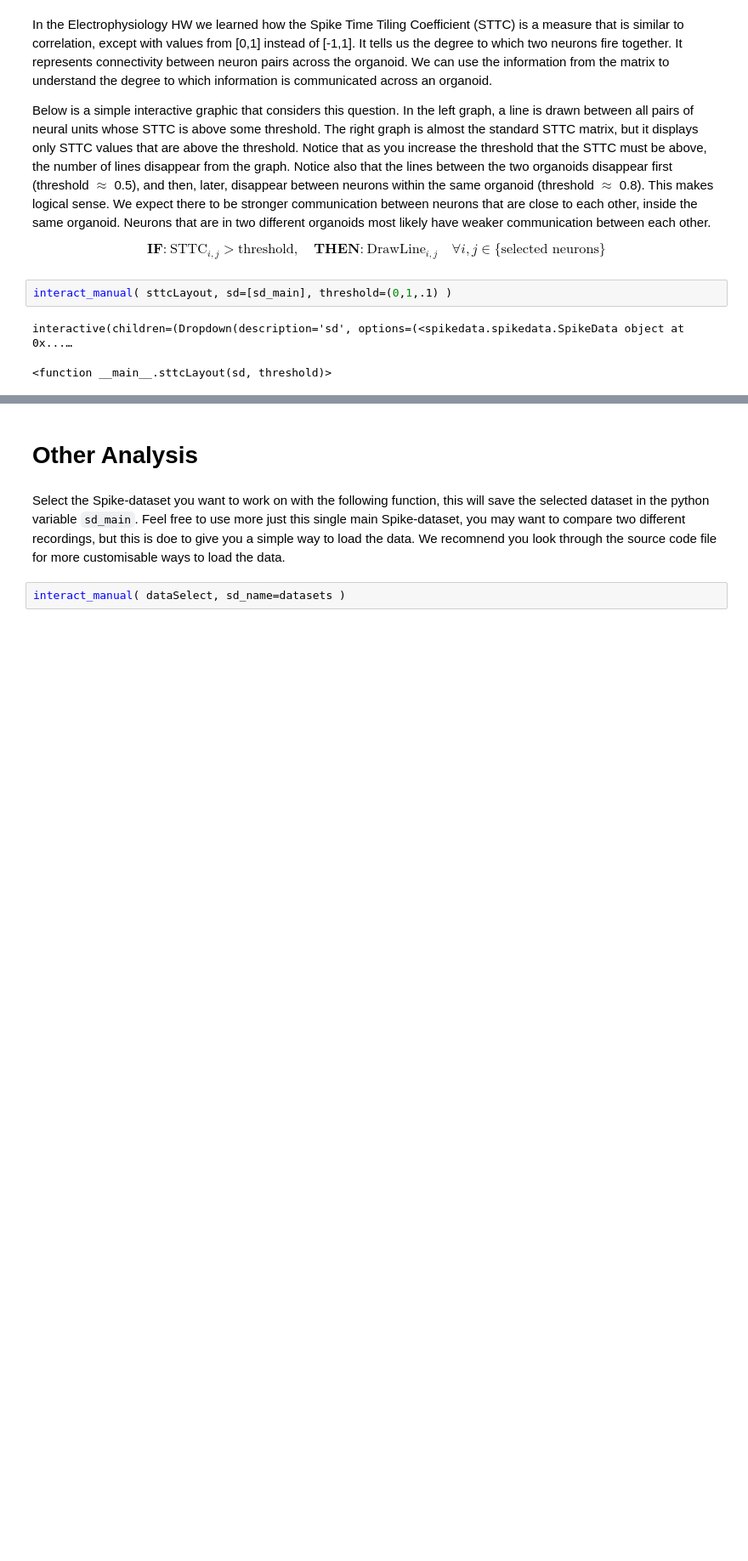
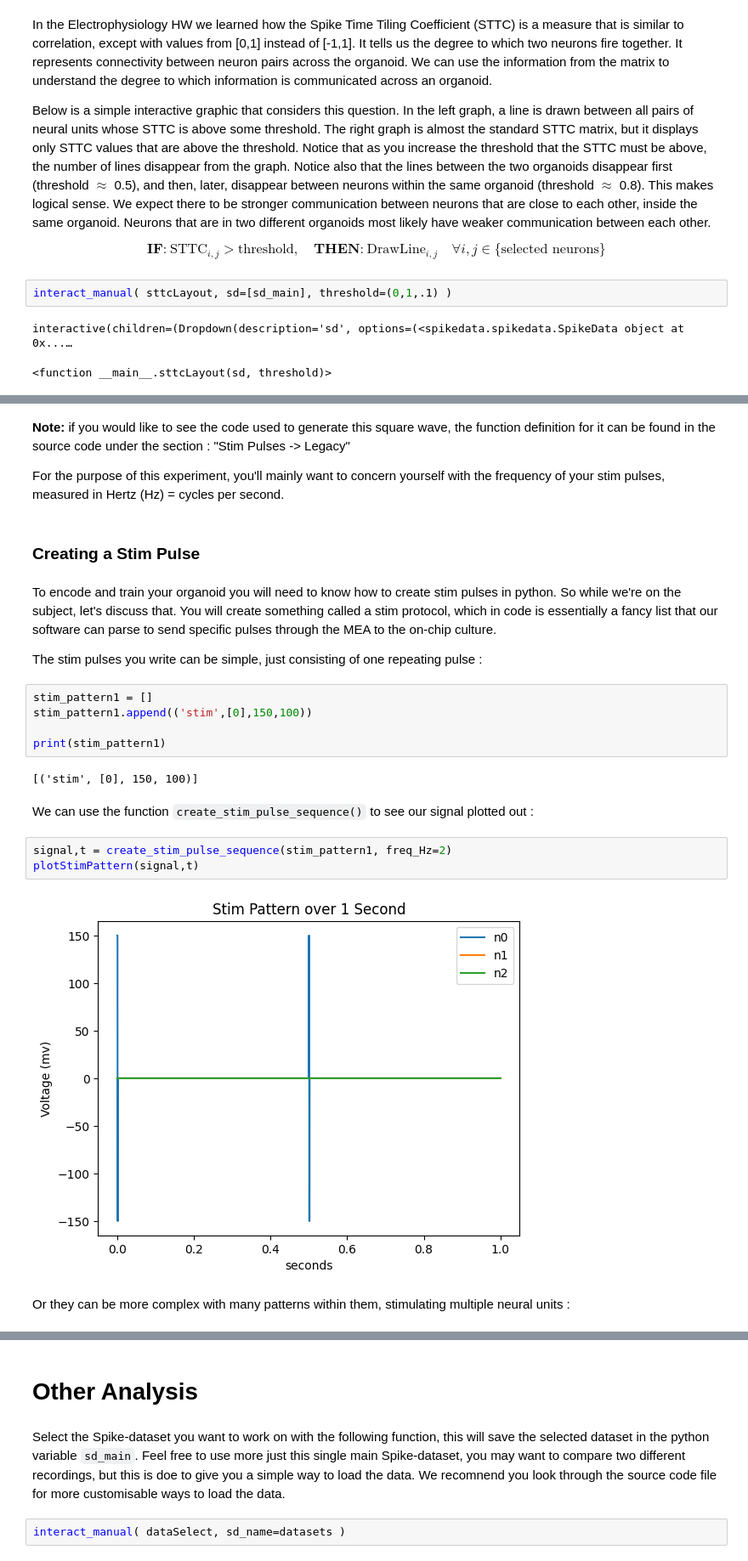
Before and after one commit to Braingeneers-Education/WetAI-Final-Project-Spring-2025, a Jupyter notebook: cartpole_analysis.ipynb, the cells around one changed output, grey strips where cells are left out. Shown at 85% size. Saved outputs shown, nothing was run; the diff lists cells and outputs as text; blank space fills up the shorter version.

```diff
--- a/cartpole_analysis.ipynb
+++ b/cartpole_analysis.ipynb
@@ -122,0 +153,26 @@ interactive(children=(Dropdown(description='sd', options=(<spikedata.spikedata.S
+# %% [markdown]
+<b>Note:</b> if you would like to see the code used to generate this square wave, the function definition for it can be found in the source code under the section : "Stim Pulses -> Legacy"
+
+For the purpose of this experiment, you'll mainly want to concern yourself with the frequency of your stim pulses, measured in Hertz (Hz) = cycles per second.
+# %% [markdown]
+### Creating a Stim Pulse
+# %% [markdown]
+To encode and train your organoid you will need to know how to create stim pulses in python. So while we're on the subject, let's discuss that. You will create something called a stim protocol, which in code is essentially a fancy list that our software can parse to send specific pulses through the MEA to the on-chip culture.
+
+The stim pulses you write can be simple, just consisting of one repeating pulse :
+# %%
+stim_pattern1 = []
+stim_pattern1.append(('stim',[0],150,100))
+
+print(stim_pattern1)
+# %% [output]
+[('stim', [0], 150, 100)]
+# %% [markdown]
+We can use the function `create_stim_pulse_sequence()` to see our signal plotted out :
+# %%
+signal,t = create_stim_pulse_sequence(stim_pattern1, freq_Hz=2)
+plotStimPattern(signal,t)
+# %% [output]
+[figure, added]
+# %% [markdown]
+Or they can be more complex with many patterns within them, stimulating multiple neural units :
```
Also changed, not shown: parts of 25 cells of this notebook, 2 other files.
